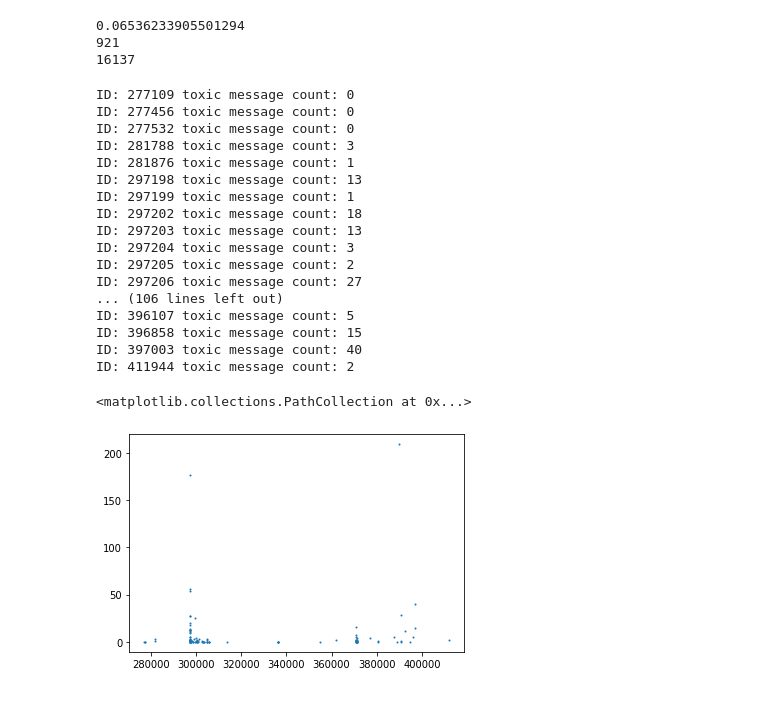
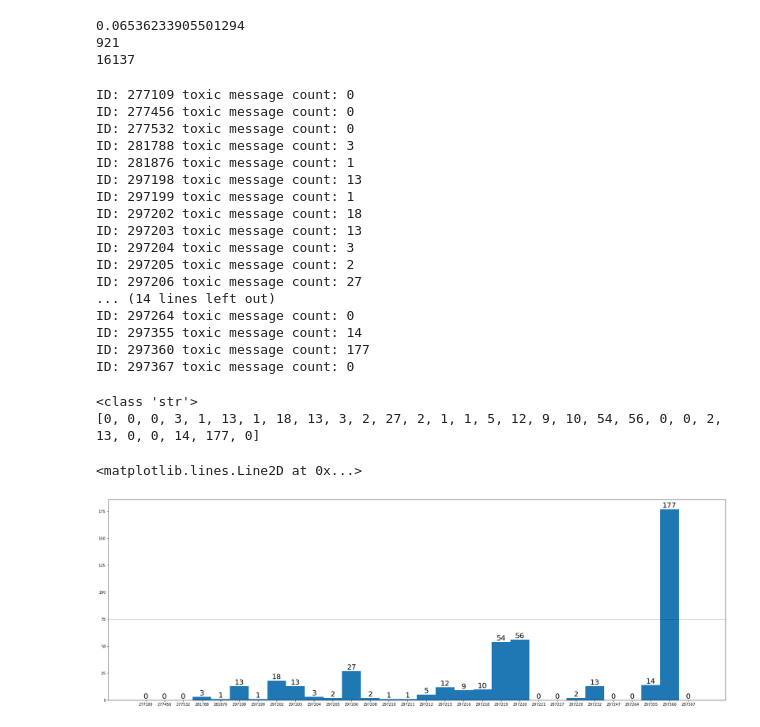
Before and after one commit to crsellinger/CS-4320-Final-Project, a Jupyter notebook: toxicity-reports/Metric1.ipynb, the cells around one changed output. Drawn from its saved outputs; the diff is of its cells as text; code cells hidden in the pictures.

Commit message:
added graph of toxic message counts

```diff
--- a/toxicity-reports/Metric1.ipynb
+++ b/toxicity-reports/Metric1.ipynb
@@ -156,14 +156,26 @@ print(len(repolist))
 ###THIS TALLIES UP THE TOXIC MESSAGES FOR EACH USER###
 ID_array = np.zeros(len(repolist2.cntrb_id))
 Toxic_Count_Array = np.zeros(len(repolist2.cntrb_id))
-for i in range(len(repolist2.cntrb_id)):
+contribIDs = []
+messageCount = []
+totalMessages = []
+countBundle = []
+totalMessageCount = 0
+for i in range(30):
     toxicCount = 0
     for j in range(len(repolist.cntrb_id)):
         if repolist.cntrb_id[j] == repolist2.cntrb_id[i]:
+            totalMessageCount += 1
             if repolist.average_sentiment[j] < 0:
                 toxicCount = toxicCount + 1
     Toxic_Count_Array[i] = toxicCount
+    contribIDs.append(str(repolist2.cntrb_id[i]))
+    messageCount.append(toxicCount)
     print('ID:', repolist2.cntrb_id[i], 'toxic message count:', toxicCount)
+    totalMessages.append(totalMessageCount)
+    countBundle.append([toxicCount, totalMessageCount])
+# print(contribIDs)
+# print(messageCount)
 # %% [output]
 ID: 277109 toxic message count: 0
 ID: 277456 toxic message count: 0
@@ -177,14 +189,24 @@ ID: 297203 toxic message count: 13
 ID: 297204 toxic message count: 3
 ID: 297205 toxic message count: 2
 ID: 297206 toxic message count: 27
-... (106 lines left out)
-ID: 396107 toxic message count: 5
-ID: 396858 toxic message count: 15
-ID: 397003 toxic message count: 40
-ID: 411944 toxic message count: 2
+... (14 lines left out)
+ID: 297264 toxic message count: 0
+ID: 297355 toxic message count: 14
+ID: 297360 toxic message count: 177
+ID: 297367 toxic message count: 0
-# %%
-sz = 1
-plt.scatter(repolist2.cntrb_id, Toxic_Count_Array, sz)
-# %% [output]
-<matplotlib.collections.PathCollection at 0x...>
-[figure, removed]
+# %%
+# sz = 5
+# plt.scatter(repolist2.cntrb_id, Toxic_Count_Arra/y, sz)
+print(type(contribIDs[0]))
+print(messageCount)
+# plt.bar(contribIDs, messageCount)
+plt.figure(figsize=(30, 10))
+chart = plt.bar(contribIDs, messageCount, 1)
+for i in plt.bar_label(chart):
+    i.set_fontsize(20)
+plt.axhline(y=75,linewidth=1, color='k', label='mean')
+# %% [output]
+<class 'str'>
+[0, 0, 0, 3, 1, 13, 1, 18, 13, 3, 2, 27, 2, 1, 1, 5, 12, 9, 10, 54, 56, 0, 0, 2, 13, 0, 0, 14, 177, 0]
+<matplotlib.lines.Line2D at 0x...>
+[figure, added]
```
Also changed, not shown: parts of 1 cell of this notebook, 1 other file.
